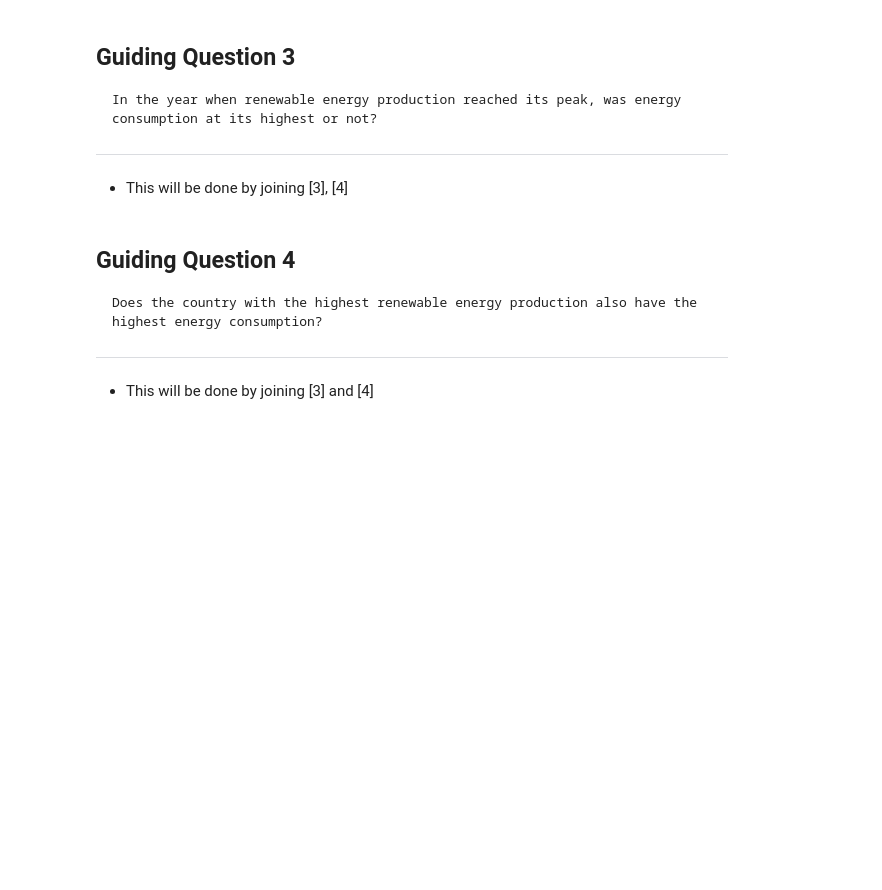
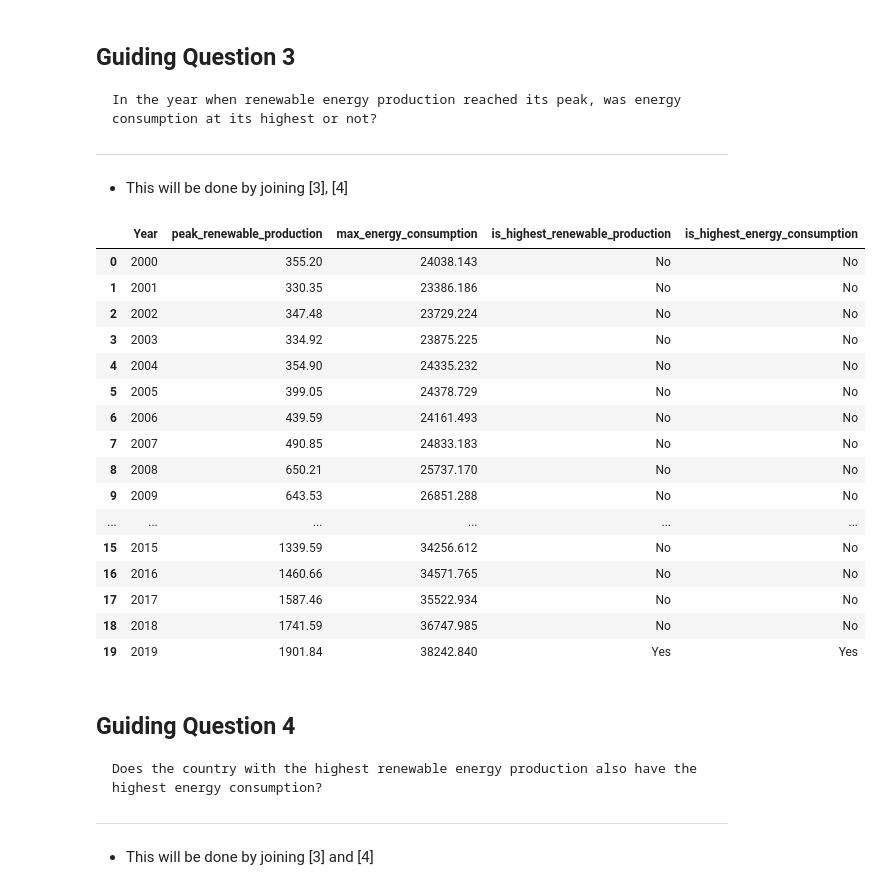
Before and after one commit to Ed-Chris/Data6xx, a Jupyter notebook: SQL/DATA 604 - Project Report.ipynb, the cells around one changed output. Cells and saved outputs as stored; diff of their text form; code cells hidden in the pictures; blank space fills up the shorter version.

```diff
--- a/SQL/DATA 604 - Project Report.ipynb
+++ b/SQL/DATA 604 - Project Report.ipynb
@@ -463,6 +612,73 @@ data_query
 ---
 
 - This will be done by joining [3], [4]
+# %%
+query3 = """
+WITH PeakProduction AS (
+    SELECT
+        P."Year",
+        MAX(P."wind_twh" + P."hydro_twh" + P."solar_twh") AS peak_renewable_production
+    FROM
+        productiondata P
+    WHERE
+        P."Year" BETWEEN 2000 AND 2019
+    GROUP BY
+        P."Year"
+),
+MaxEnergyYear AS (
+    SELECT
+        "Year",
+        MAX("fossil_fuel_consumption" + "wind_consumption" + "hydro_consumption" + "solar_consumption" + "biofuel_consumption") AS max_energy_consumption
+    FROM
+        consumptiondata
+    WHERE
+        "Year" BETWEEN 2000 AND 2019
+    GROUP BY
+        "Year"
+)
+
+SELECT
+    PP."Year",
+    PP.peak_renewable_production,
+    MY."max_energy_consumption",
+    CASE
+        WHEN PP.peak_renewable_production = (SELECT MAX("wind_twh" + "hydro_twh" + "solar_twh") FROM productiondata WHERE "Year" BETWEEN 2000 AND 2019) THEN 'Yes'
+        ELSE 'No'
+    END AS is_highest_renewable_production,
+    CASE
+        WHEN MY."max_energy_consumption" = (SELECT MAX("fossil_fuel_consumption" + "wind_consumption" + "hydro_consumption" + "solar_consumption" + "biofuel_consumption") FROM consumptiondata WHERE "Year" BETWEEN 2000 AND 2019) THEN 'Yes'
+        ELSE 'No'
+    END AS is_highest_energy_consumption
+FROM
+    PeakProduction PP
+JOIN
+    MaxEnergyYear MY ON PP."Year" = MY."Year"
+ORDER BY
+    PP."Year";
+
+"""
+
+# Display/Execute the query
+data_query3 = pd.read_sql_query(query3, engine)
+data_query3
+# %% [output]
+|  | Year | peak_renewable_production | max_energy_consumption | is_highest_renewable_production | is_highest_energy_consumption |
+| 0 | 2000 | 355.20 | 24038.143 | No | No |
+| 1 | 2001 | 330.35 | 23386.186 | No | No |
+| 2 | 2002 | 347.48 | 23729.224 | No | No |
+| 3 | 2003 | 334.92 | 23875.225 | No | No |
+| 4 | 2004 | 354.90 | 24335.232 | No | No |
+| 5 | 2005 | 399.05 | 24378.729 | No | No |
+| 6 | 2006 | 439.59 | 24161.493 | No | No |
+| 7 | 2007 | 490.85 | 24833.183 | No | No |
+| 8 | 2008 | 650.21 | 25737.170 | No | No |
+| 9 | 2009 | 643.53 | 26851.288 | No | No |
+| ... | ... | ... | ... | ... | ... |
+| 15 | 2015 | 1339.59 | 34256.612 | No | No |
+| 16 | 2016 | 1460.66 | 34571.765 | No | No |
+| 17 | 2017 | 1587.46 | 35522.934 | No | No |
+| 18 | 2018 | 1741.59 | 36747.985 | No | No |
+| 19 | 2019 | 1901.84 | 38242.840 | Yes | Yes |
 # %% [markdown]
 ## Guiding Question 4
 
```
Also changed, not shown: parts of 18 cells of this notebook, 4 other files.
